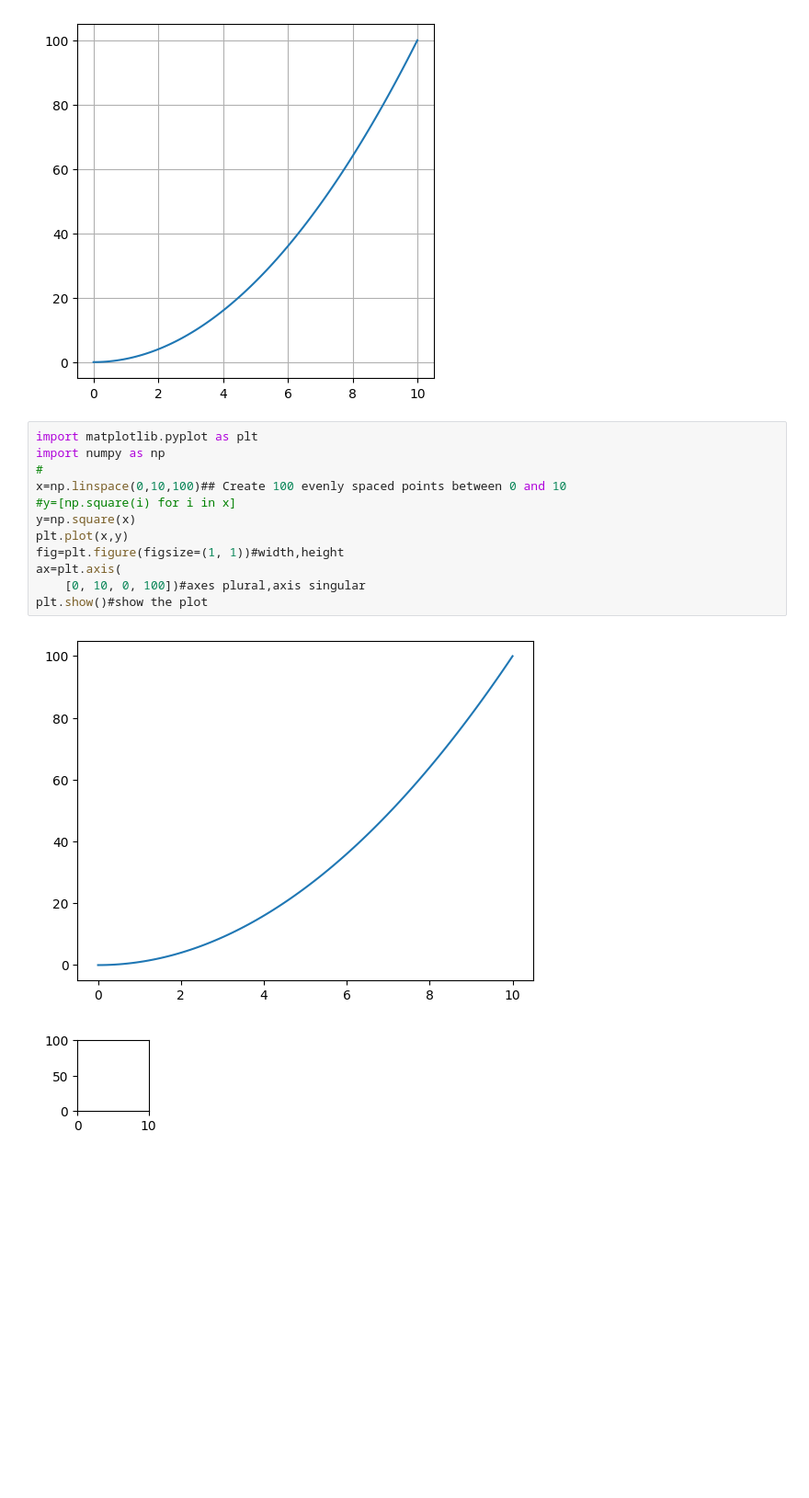
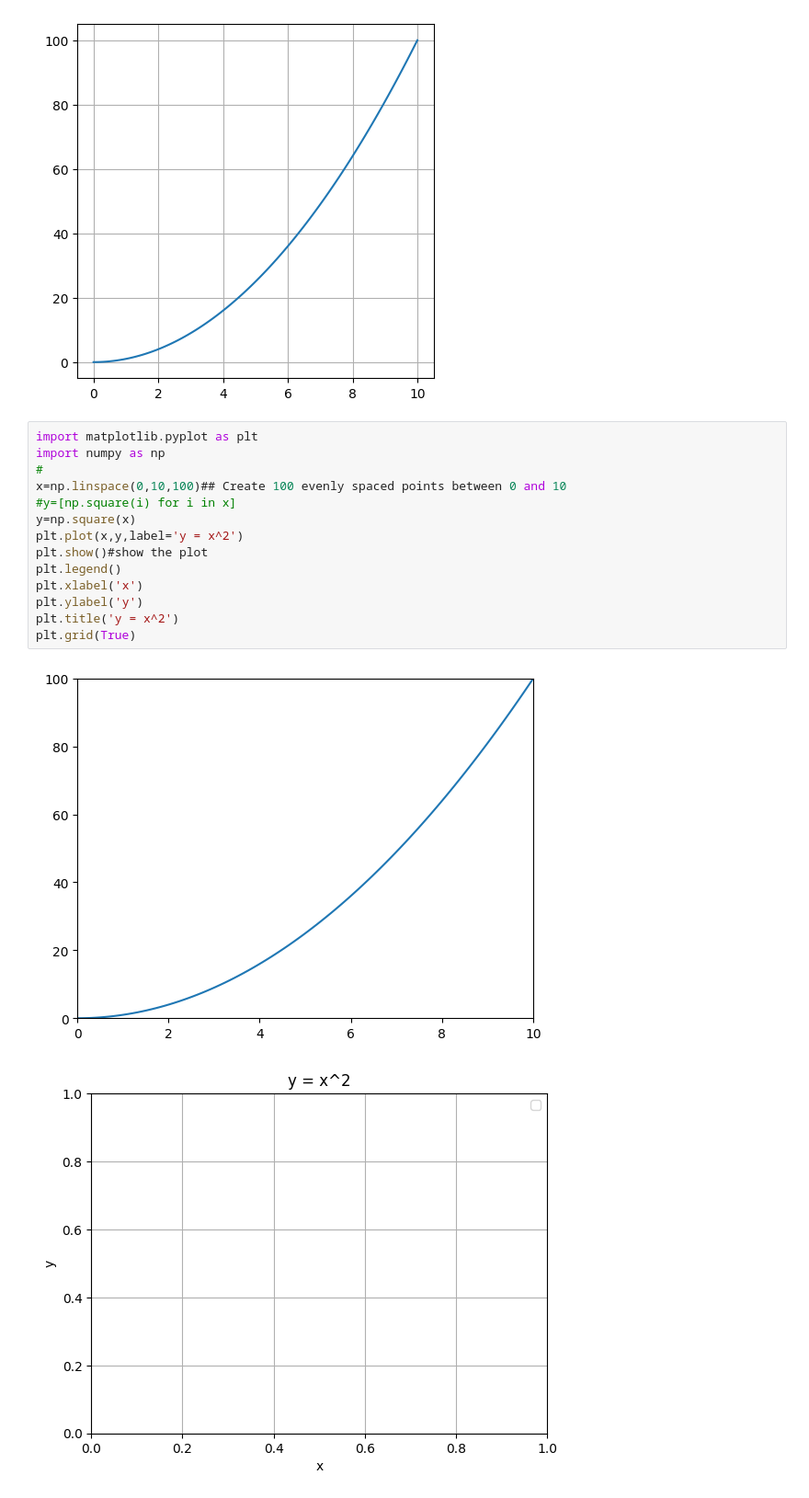
Before and after one commit to Horieh1989/exercise, a Jupyter notebook: matplot.ipynb, the cells around one changed output. Shown at 92% size. Drawn from its saved outputs; the diff is of its cells as text; blank space fills up the shorter version.

Commit message:
add plot x/1

```diff
--- a/matplot.ipynb
+++ b/matplot.ipynb
@@ -16,15 +16,17 @@ ax.set(xlabel='x', ylabel='y', title='y = x^2',ylim=(0, 100),xlim=(0, 10))
 # %%
 import matplotlib.pyplot as plt
 import numpy as np
 #
 x=np.linspace(0,10,100)## Create 100 evenly spaced points between 0 and 10
 #y=[np.square(i) for i in x]
 y=np.square(x)
-plt.plot(x,y)
-fig=plt.figure(figsize=(1, 1))#width,height
-ax=plt.axis(
-    [0, 10, 0, 100])#axes plural,axis singular
+plt.plot(x,y,label='y = x^2')
 plt.show()#show the plot
+plt.legend()
+plt.xlabel('x')
+plt.ylabel('y')
+plt.title('y = x^2')
+plt.grid(True)
 # %% [output]
-[figure, old version]
+[figure, new version]
-[figure, old version]
+[figure, new version]
```
